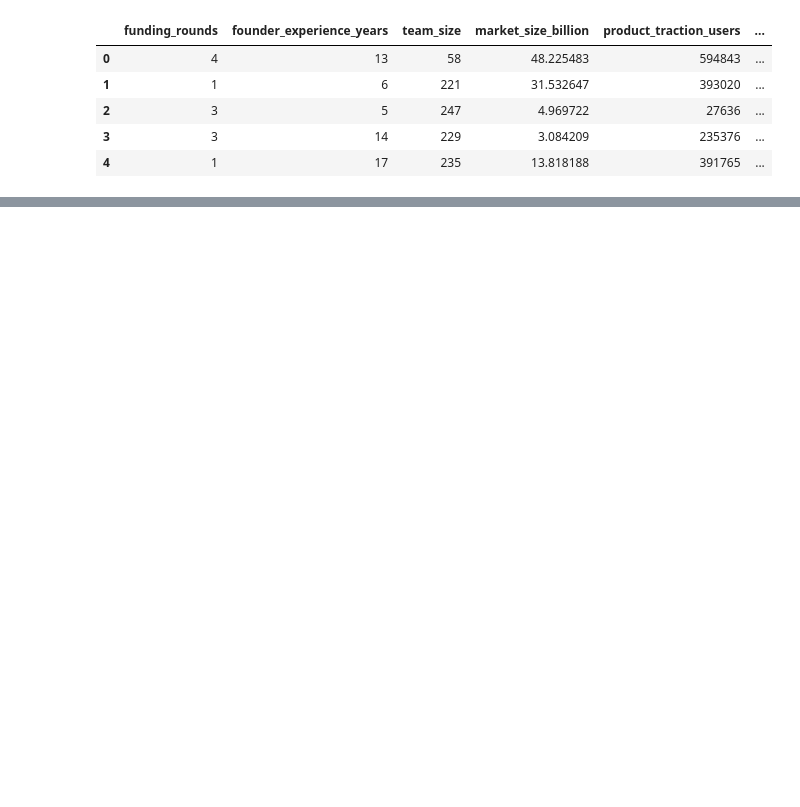
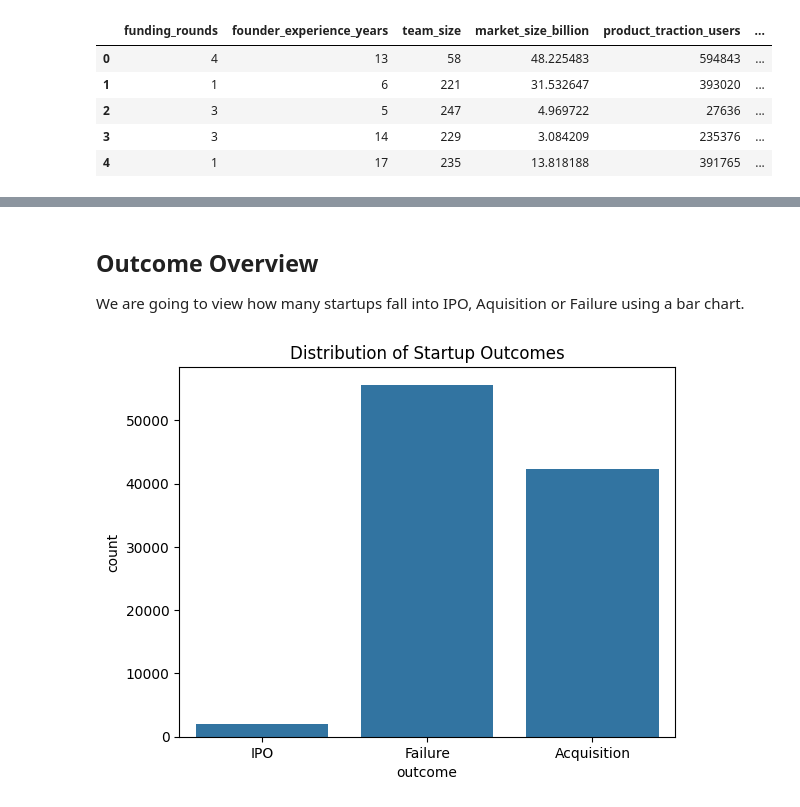
Before and after one commit to chantal-e/Startup-Funding-and-Outcome-Analysis, a Jupyter notebook: startup_funding_and_outcome_analysis.ipynb, the cells around one changed output, grey strips where cells are left out. Saved outputs shown, nothing was run; the diff lists cells and outputs as text; code cells hidden in the pictures; blank space fills up the shorter version.

```diff
--- a/startup_funding_and_outcome_analysis.ipynb
+++ b/startup_funding_and_outcome_analysis.ipynb
@@ -15,0 +69,13 @@ df.head()
+# %% [markdown]
+## Outcome Overview
+
+We are going to view how many startups fall into IPO, Aquisition or Failure using a bar chart.
+# %%
+import seaborn as sns
+import matplotlib.pyplot as plt
+
+sns.countplot(x='outcome', data=df)
+plt.title("Distribution of Startup Outcomes")
+plt.show()
+# %% [output]
+[figure, added]
```
Also changed, not shown: parts of 7 cells of this notebook.
